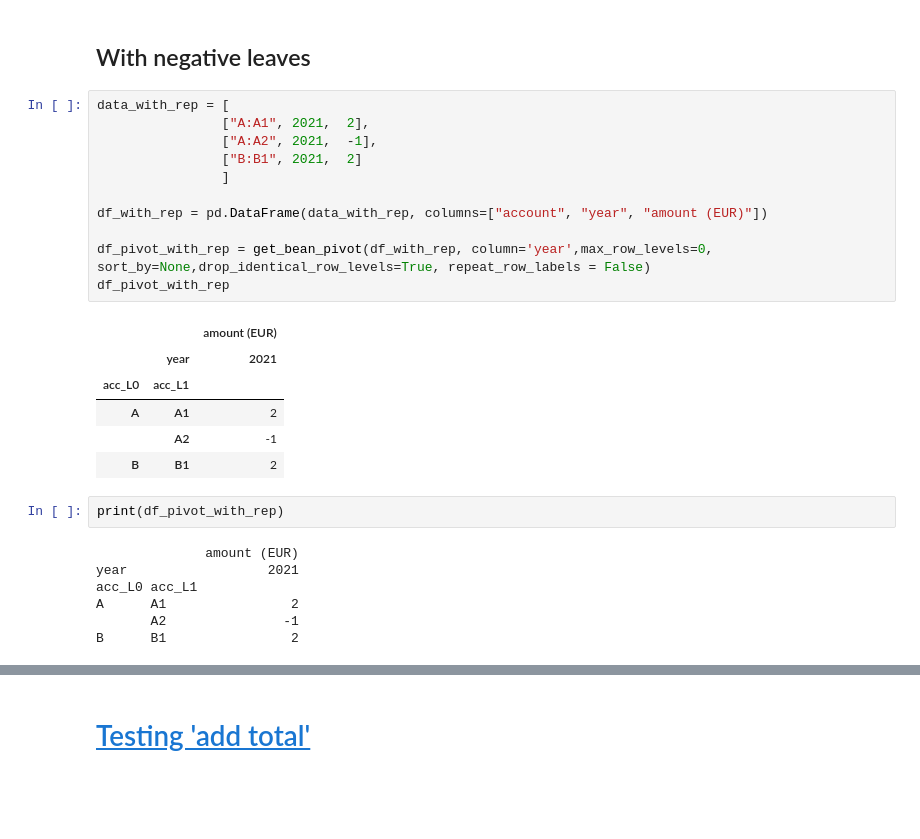
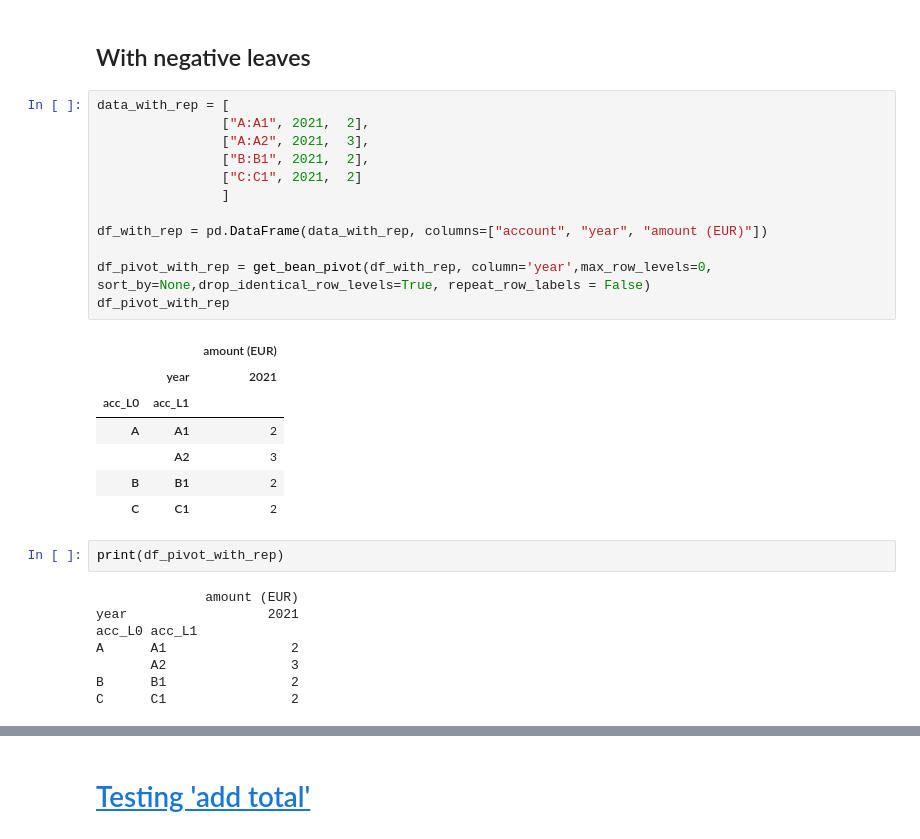
Before and after one commit to Ev2geny/evbeantools, a Jupyter notebook: experim/juptools_test.ipynb, the cells around one changed output, grey strips where cells are left out. Cells and saved outputs as stored; diff of their text form; blank space fills up the shorter version.

```diff
--- a/experim/juptools_test.ipynb
+++ b/experim/juptools_test.ipynb
@@ -251,21 +252,23 @@ fig.show()
 # %%
 data_with_rep = [
                 ["A:A1", 2021,  2],
-                ["A:A2", 2021,  -1],
-                ["B:B1", 2021,  2]
+                ["A:A2", 2021,  3],
+                ["B:B1", 2021,  2],
+                ["C:C1", 2021,  2]
                 ]
 
 df_with_rep = pd.DataFrame(data_with_rep, columns=["account", "year", "amount (EUR)"])
 
 df_pivot_with_rep = get_bean_pivot(df_with_rep, column='year',max_row_levels=0, sort_by=None,drop_identical_row_levels=True, repeat_row_labels = False)
 df_pivot_with_rep
 # %% [output]
 |  |  | amount (EUR) |
 |  | year | 2021 |
 | acc_L0 | acc_L1 |  |
 | A | A1 | 2 |
-|  | A2 | -1 |
+|  | A2 | 3 |
 | B | B1 | 2 |
+| C | C1 | 2 |
 # %%
 print(df_pivot_with_rep)
 # %% [output]
@@ -273,6 +276,7 @@ print(df_pivot_with_rep)
 year                  2021
 acc_L0 acc_L1
 A      A1                2
-       A2               -1
+       A2                3
 B      B1                2
+C      C1                2
 # %%
```
Also changed, not shown: parts of 4 cells of this notebook, 1 other file.
